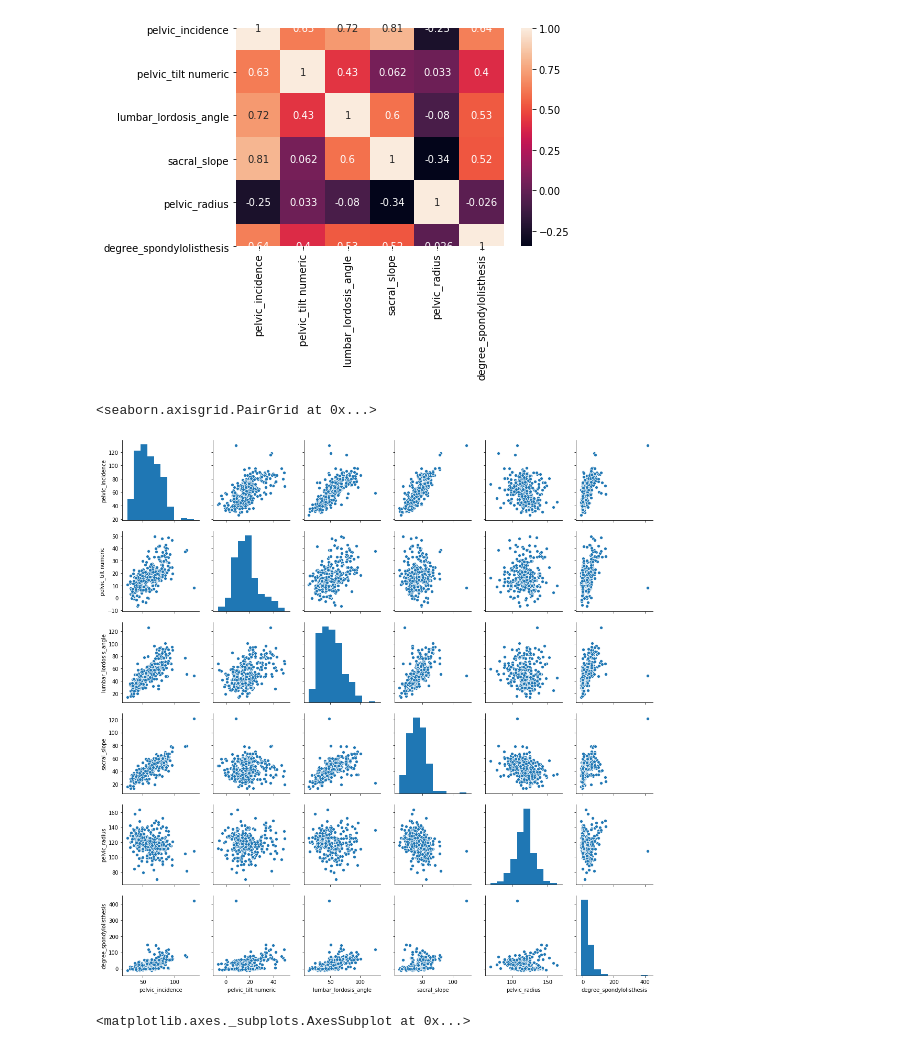
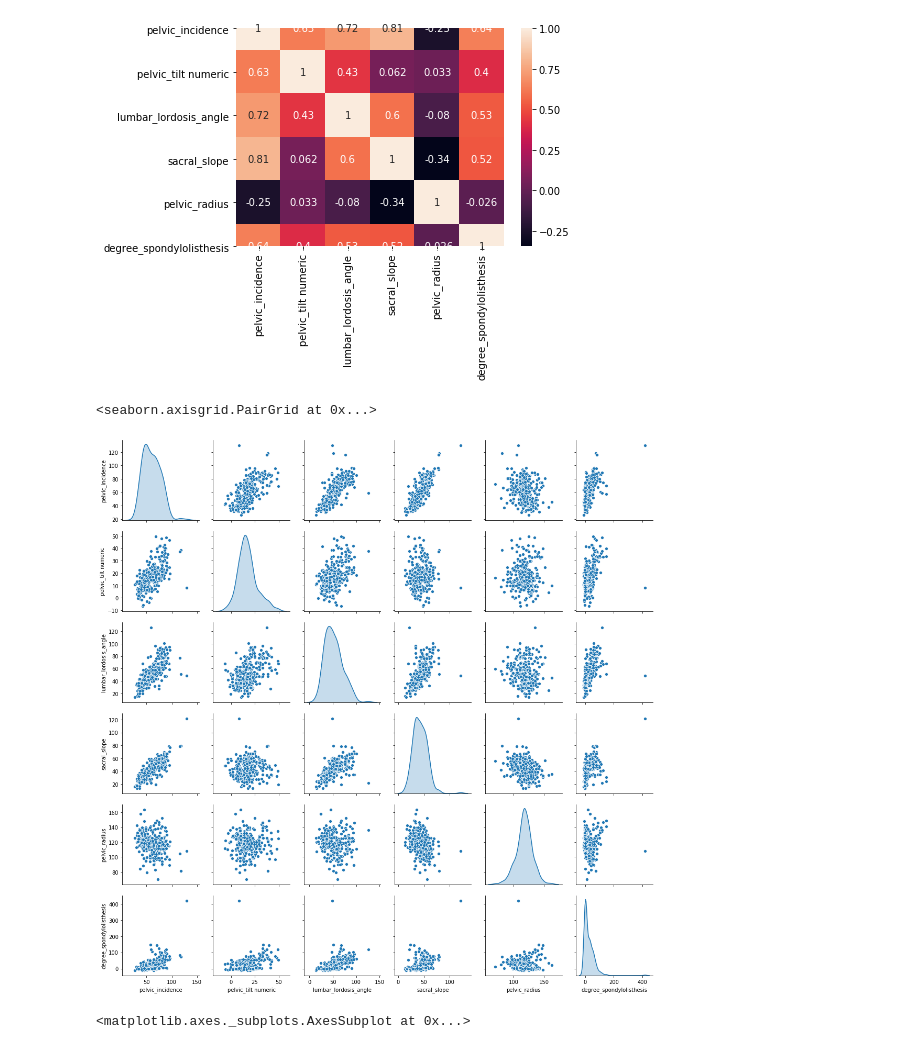
Before and after one commit to mohit19mahajan/aiml1, a Jupyter notebook: Project - kNN- Patient type Classification.ipynb, the cells around one changed output. Cells and saved outputs as stored; diff of their text form; code cells hidden in the pictures.

```diff
--- a/Project - kNN- Patient type Classification.ipynb
+++ b/Project - kNN- Patient type Classification.ipynb
@@ -99,10 +96,10 @@ sns.heatmap(c1,annot=True)
 <matplotlib.axes._subplots.AxesSubplot at 0x...>
 [figure]
 # %%
-sns.pairplot(twodf)
+sns.pairplot(twodf,diag_kind="kde")
 # %% [output]
 <seaborn.axisgrid.PairGrid at 0x...>
-[figure, old version]
+[figure, new version]
 # %%
 sns.distplot(twodf[twodf["class"] == "Abnormal"]["pelvic_radius"],label="Abnormal",hist=False)
 sns.distplot(twodf[twodf["class"] == "Normal"]["pelvic_radius"],label = "Normal",hist=False)
```
Also changed, not shown: parts of 12 cells of this notebook.
